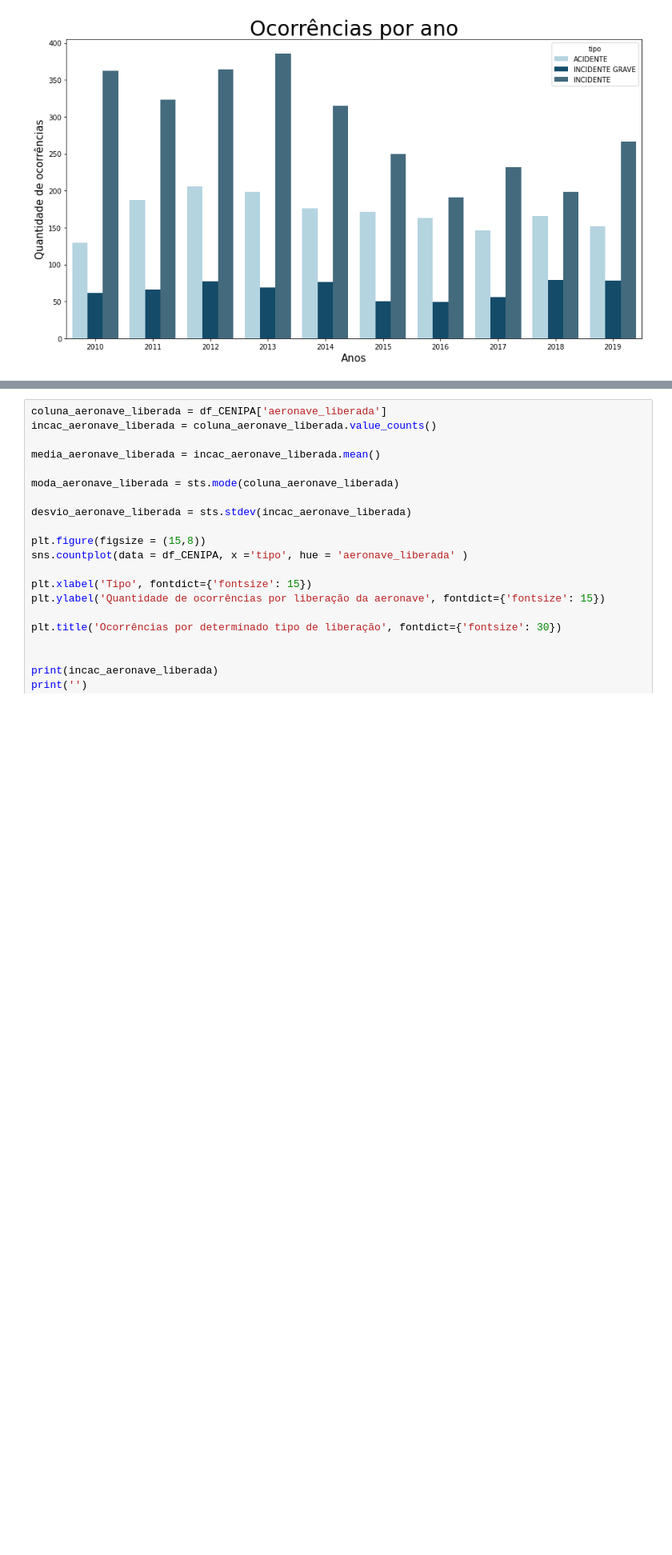
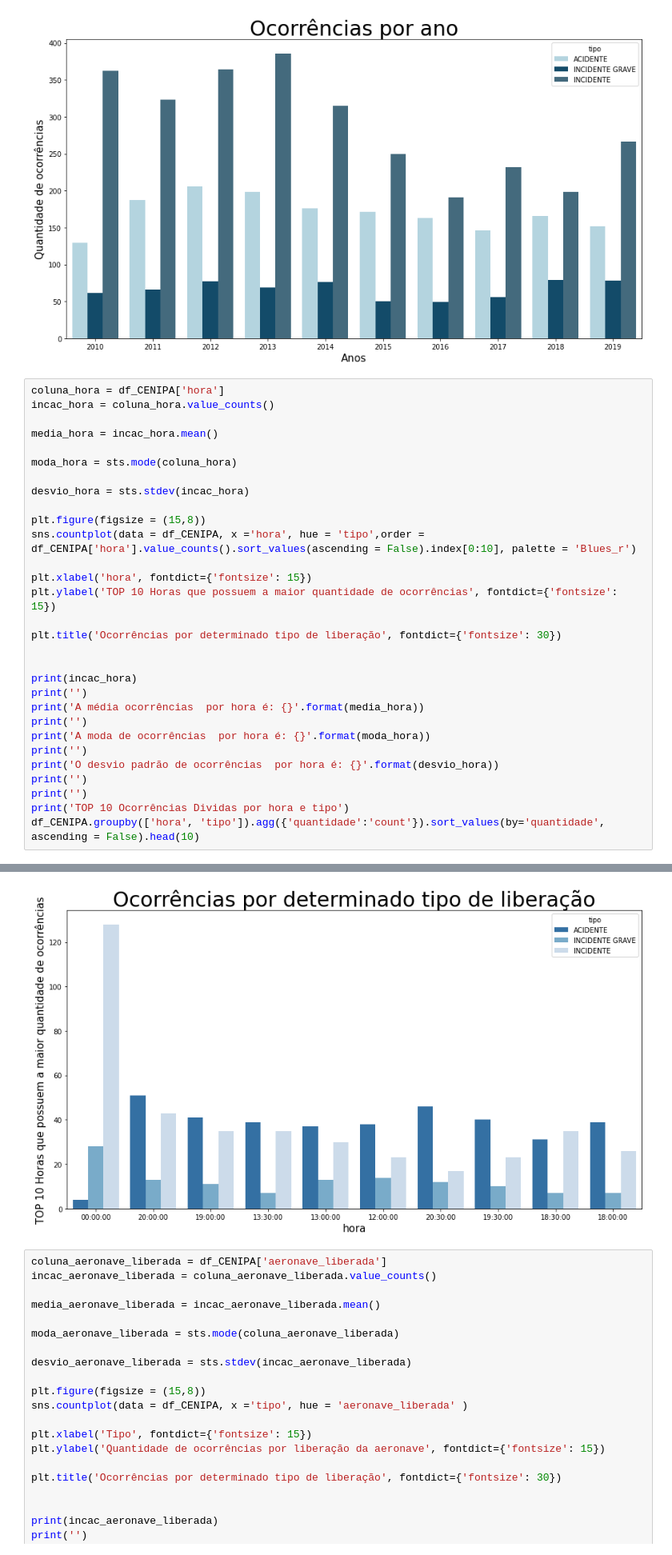
Before and after one commit to SouzaAllan/ESTUDO_CENIPA_2010-2019, a Jupyter notebook: PROJETO V2/PROJETO V2.ipynb, the cells around one changed output, grey strips where cells are left out. Shown at 80% size. Saved outputs shown, nothing was run; the diff lists cells and outputs as text; blank space fills up the shorter version.

```diff
--- a/PROJETO V2/PROJETO V2.ipynb
+++ b/PROJETO V2/PROJETO V2.ipynb
@@ -450,3 +449,34 @@ Tipos de Ocorrências Dividas por Ano
 |  | INCIDENTE | 266 |
 |  | INCIDENTE GRAVE | 78 |
 [figure]
+# %%
+coluna_hora = df_CENIPA['hora']
+incac_hora = coluna_hora.value_counts()
+
+media_hora = incac_hora.mean()
+
+moda_hora = sts.mode(coluna_hora)
+
+desvio_hora = sts.stdev(incac_hora)
+
+plt.figure(figsize = (15,8))
+sns.countplot(data = df_CENIPA, x ='hora', hue = 'tipo',order = df_CENIPA['hora'].value_counts().sort_values(ascending = False).index[0:10], palette = 'Blues_r')
+
+plt.xlabel('hora', fontdict={'fontsize': 15})
+plt.ylabel('TOP 10 Horas que possuem a maior quantidade de ocorrências', fontdict={'fontsize': 15})
+
+plt.title('Ocorrências por determinado tipo de liberação', fontdict={'fontsize': 30})
+
+
+print(incac_hora)
+print('')
+print('A média ocorrências  por hora é: {}'.format(media_hora))
+print('')
+print('A moda de ocorrências  por hora é: {}'.format(moda_hora))
+print('')
+print('O desvio padrão de ocorrências  por hora é: {}'.format(desvio_hora))
+print('')
+print('')
+print('TOP 10 Ocorrências Dividas por hora e tipo')
+df_CENIPA.groupby(['hora', 'tipo']).agg({'quantidade':'count'}).sort_values(by='quantidade',  ascending = False).head(10)
+# %% [output]
@@ -453,3 +512,4 @@ Tipos de Ocorrências Dividas por Ano
+[figure, added]
 # %%
 coluna_aeronave_liberada = df_CENIPA['aeronave_liberada']
 incac_aeronave_liberada = coluna_aeronave_liberada.value_counts()
```
Also changed, not shown: parts of 19 cells of this notebook.
